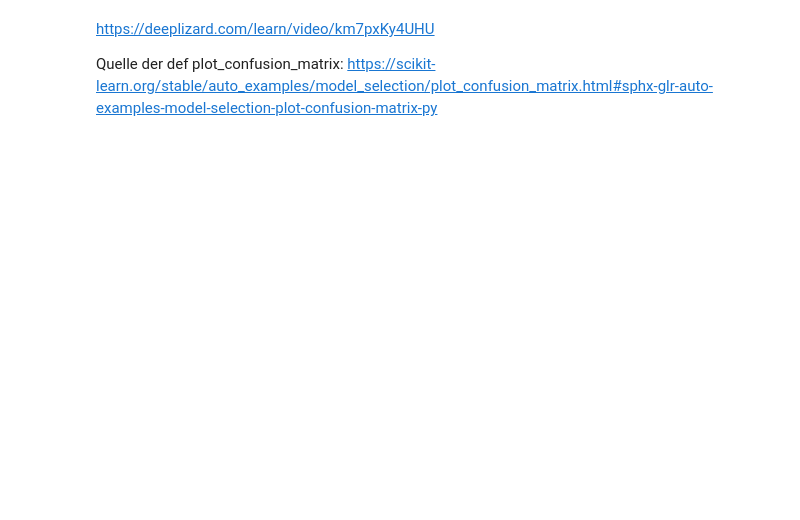
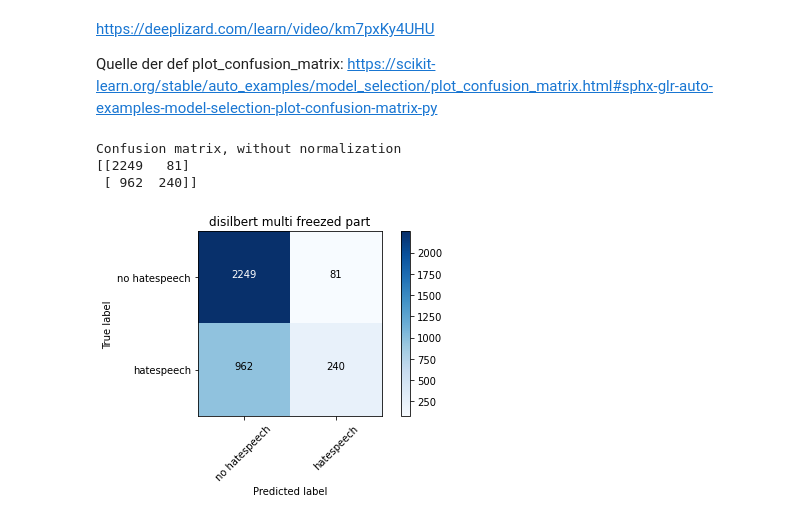
Before and after one commit to BiancaStadl/Bachelorarbeit, a Jupyter notebook: 02_same_approach_as_03_huggingface_distil_multi_bert_mit_Freeze.ipynb, the cells around one changed output. Drawn from its saved outputs; the diff is of its cells as text; code cells hidden in the pictures; blank space fills up the shorter version.

```diff
--- a/02_same_approach_as_03_huggingface_distil_multi_bert_mit_Freeze.ipynb
+++ b/02_same_approach_as_03_huggingface_distil_multi_bert_mit_Freeze.ipynb
@@ -567,0 +607,5 @@ Epoch 8/8
+# %%
+BERTDistilledCasedPredictFreezed = model.predict([Y_test_ids, Y_test_attention])
+BERT_pred_thresh_FreezedPart = np.where(BERTDistilledCasedPredictFreezed >= 0.5, 1, 0)
+# %%
+cm_freezed_part = confusion_matrix(y_true=testing_labels, y_pred=BERT_pred_thresh_FreezedPart)
@@ -721,4 +739,11 @@ def plot_confusion_matrix(cm, classes,
 cm = confusion_matrix(y_true=testing_labels, y_pred=BERT_pred_thresh)
 # %%
 plot_labels = ['no hatespeech','hatespeech']
+# %%
+plot_confusion_matrix(cm=cm_freezed_part, classes=plot_labels, title='disilbert multi freezed part')
+# %% [output]
+Confusion matrix, without normalization
+[[2249   81]
+ [ 962  240]]
+[figure, added]
 # %%
```
Also changed, not shown: parts of 21 cells of this notebook.
